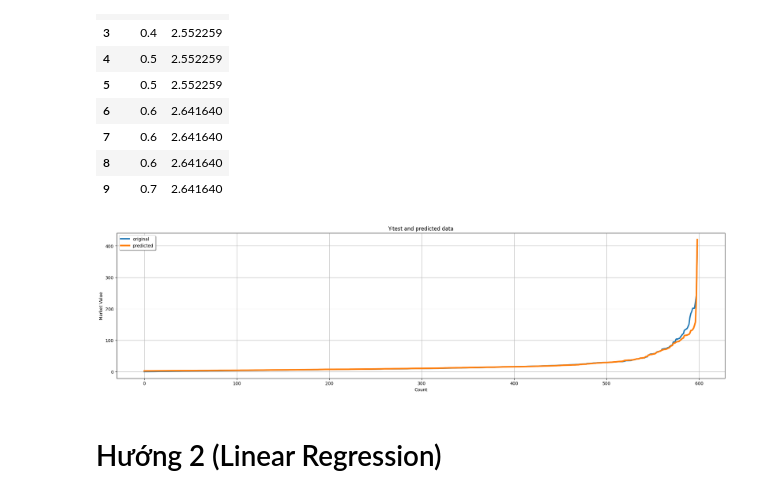
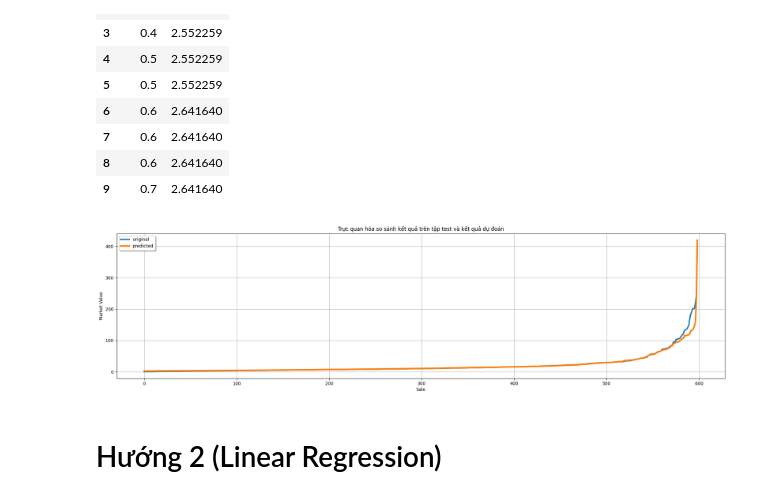
Before and after one commit to daohuyhoang9119/Big-data, a Jupyter notebook: big_data.ipynb, the cells around one changed output. Drawn from its saved outputs; the diff is of its cells as text; code cells hidden in the pictures.

```diff
--- a/big_data.ipynb
+++ b/big_data.ipynb
@@ -479,10 +499,7 @@ def coefficients(X, Y):
 
     common_rdd = X.zip(Y)
 
-    nume = common_rdd.map(lambda xy: (xy[0] - X_mean) * (xy[1] - Y_mean)).sum()
-    deno = common_rdd.map(lambda xy: (xy[0] - X_mean) ** 2).sum()
-
-    b1 = nume / deno
+    b1 = nume_slope(X, X_mean, y, Y_mean) / deno_slope(X, X_mean)
     b0 = Y_mean - b1 * X_mean
 
     return [b0, b1]
@@ -498,8 +515,8 @@ def linear_regression_1(X_train, Y_train, X_test):
     coef = coefficients(X_train, Y_train)
     b0 = coef[0]
     b1 = coef[1]
-    yhat = X_test.map(lambda a: a * b1 + b0)
-    return yhat
+    ypred = X_test.map(lambda a: a * b1 + b0)
+    return ypred
 # %%
 # Chuyển rdd_X_test thành danh sách các giá trị
 rdd_X_test_1 = rdd_X_test.map(lambda a: a[0])
@@ -578,17 +595,17 @@ compare.head(10)
 # %%
 # Trực quan hóa so sánh kết quả trên tập test và kết quả dự đoán
 x_ax = range(len(Y_test_origin))
 plt.figure(figsize=(25, 6))
 plt.plot(x_ax, Y_test_origin, linewidth=3, label="original")
 plt.plot(x_ax, prediction_result, linewidth=3.5, label="predicted")
-plt.title("Y-test and predicted data")
-plt.xlabel('Count')
+plt.title("Trực quan hóa so sánh kết quả trên tập test và kết quả dự đoán")
+plt.xlabel('Sale')
 plt.ylabel('Market Value')
 plt.legend(loc='best',fancybox=True, shadow=True)
 plt.grid(True)
 plt.show()
 # %% [output]
-[figure, old version]
+[figure, new version]
 # %% [markdown]
 # Hướng 2 (Linear Regression)
 # %%
```
Also changed, not shown: parts of 28 cells of this notebook.
